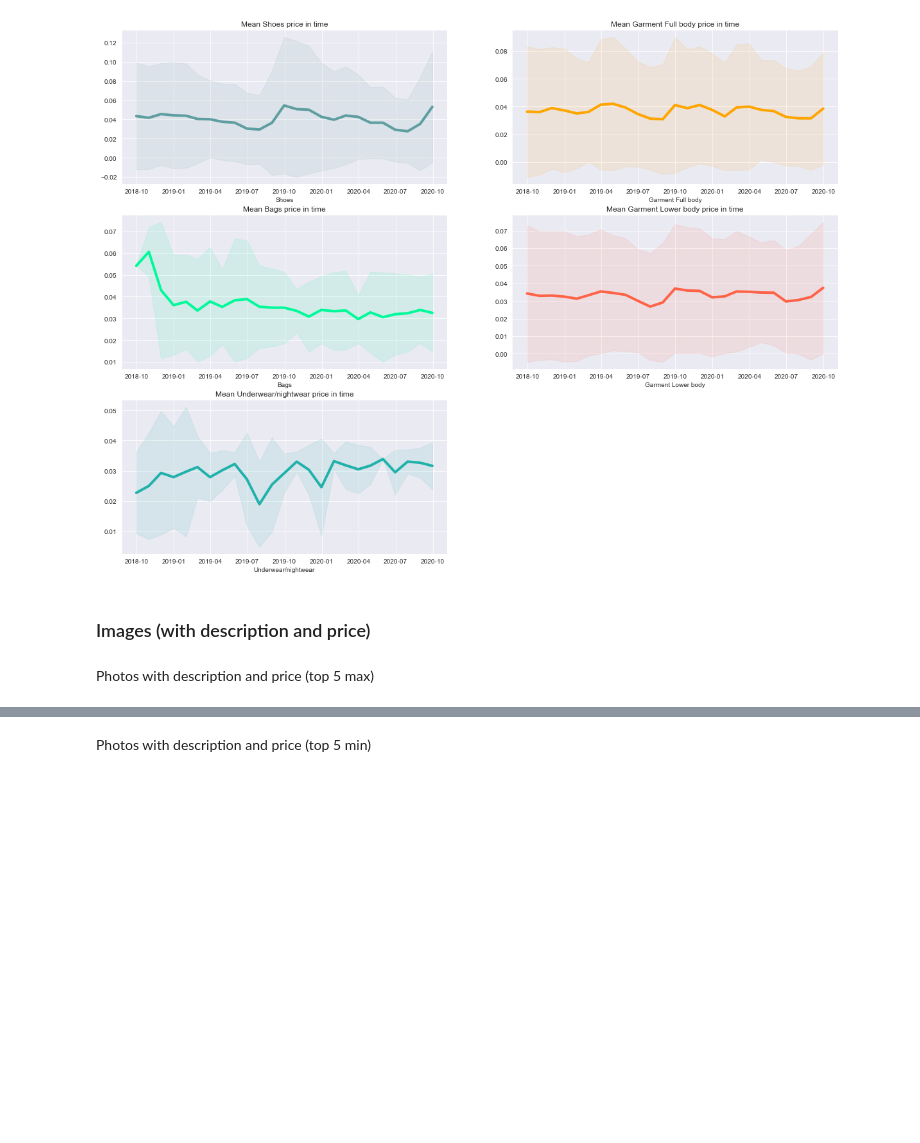
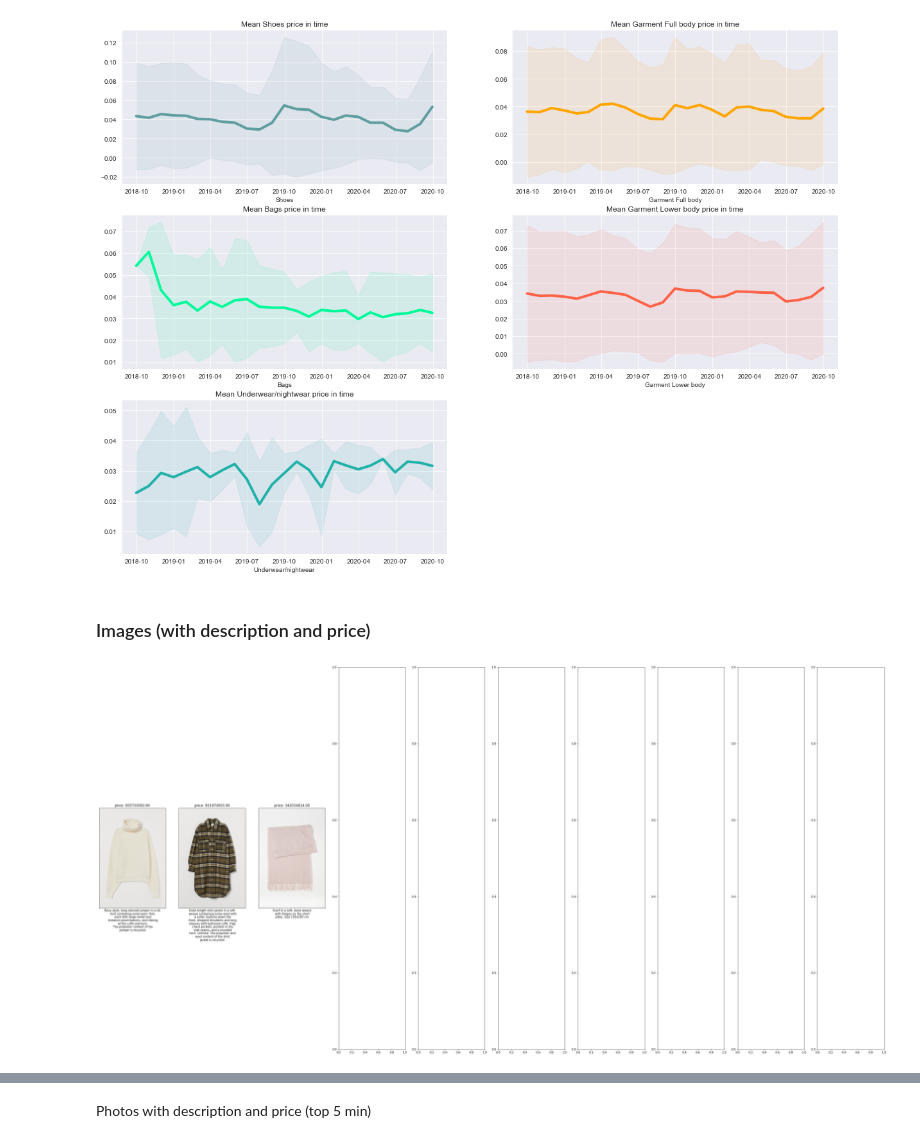
Before and after one commit to aliceagrawal/HM-Recommender-System-App, a Jupyter notebook: EDA and Data Cleaning.ipynb, the cells around one changed output, grey strips where cells are left out. Saved outputs shown, nothing was run; the diff lists cells and outputs as text; code cells hidden in the pictures; blank space fills up the shorter version.

```diff
--- a/EDA and Data Cleaning.ipynb
+++ b/EDA and Data Cleaning.ipynb
@@ -390,8 +390,29 @@ max_price_ids = transactions[transactions.t_dat==transactions.t_dat.max()].sort_
     'price', ascending=False).iloc[:5][['article_id', 'price']]
 min_price_ids = transactions[transactions.t_dat==transactions.t_dat.min()].sort_values(
     'price', ascending=True).iloc[:5][['article_id', 'price']]
-# %% [markdown]
-Photos with description and price (top 5 max)
+# %%
+# function building for streamlit
+f, ax = plt.subplots(1, 10, figsize=(50,25))
+i = 0
+article_id_cf = results_cf['article_id']
+for index, data in enumerate(article_id_cf):
+    desc = articles[articles['article_id'] == data]['detail_desc'].iloc[0]
+    desc_list = desc.split(' ')
+    for j, elem in enumerate(desc_list):
+        if j > 0 and j % 5 == 0:
+            desc_list[j] = desc_list[j] + '\n'
+    desc = ' '.join(desc_list)
+    img = mpimg.imread(f'Data/h-and-m-personalized-fashion-recommendations/images/0{str(data)[:2]}/0{int(data)}.jpg')
+    ax[i].imshow(img)
+    ax[i].set_title(f'price: {data:.2f}')
+    ax[i].set_xticks([], [])
+    ax[i].set_yticks([], [])
+    ax[i].grid(False)
+    ax[i].set_xlabel(desc, fontsize=10)
+    i += 1
+plt.show()
+# %% [output]
+[figure, added]
 # %%
 f, ax = plt.subplots(1, 5, figsize=(20,10))
 i = 0
```
Also changed, not shown: parts of 1 cell of this notebook, 4 other files.
